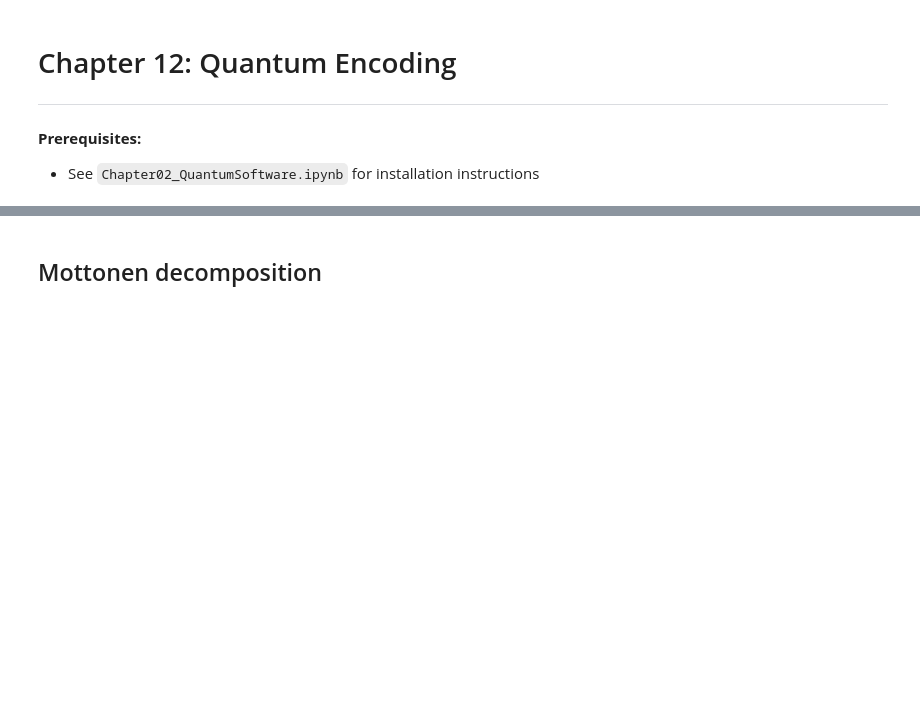
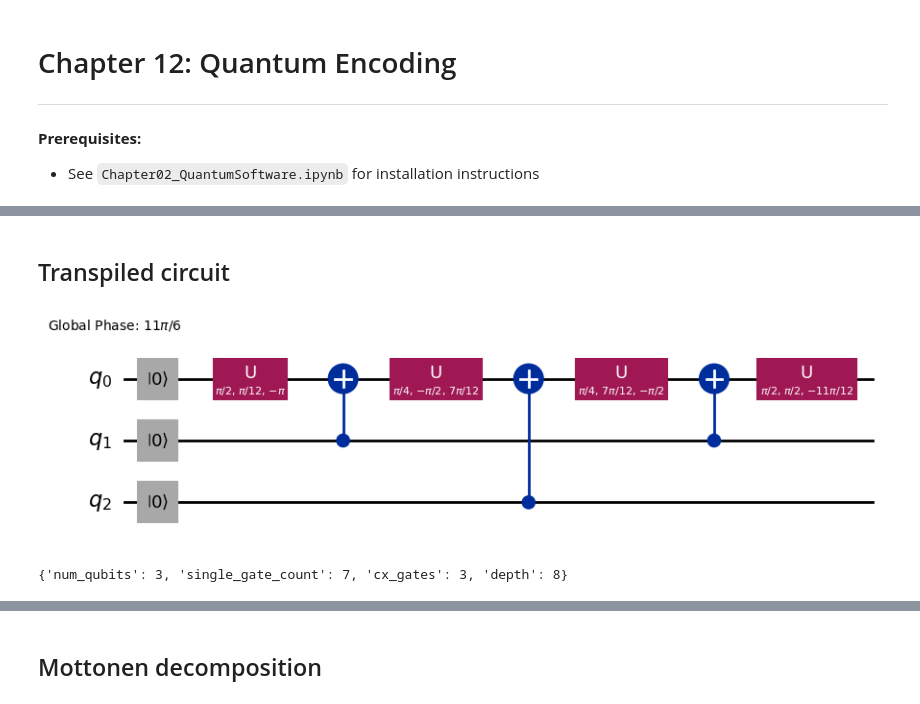
Before and after one commit to UW-ERSL/AppliedQC, a Jupyter notebook: Chapter12_QuantumEncoding_notebook.ipynb, the cells around one changed output, grey strips where cells are left out. Drawn from its saved outputs; the diff is of its cells as text; code cells hidden in the pictures; blank space fills up the shorter version.

```diff
--- a/Chapter12_QuantumEncoding_notebook.ipynb
+++ b/Chapter12_QuantumEncoding_notebook.ipynb
@@ -26,0 +75,10 @@ from Chapter12_QuantumEncoding_functions import (LCU_Ax,Pauli_Block_Encoding)
+# %% [markdown]
+## Transpiled circuit
+# %%
+transpiled_circuit = transpile(qc, basis_gates=['cx', 'u','x'])
+display(transpiled_circuit.draw("mpl"))
+circuitData = estimateCircuitGates(transpiled_circuit)
+print(circuitData)
+# %% [output]
+[figure, added]
+{'num_qubits': 3, 'single_gate_count': 7, 'cx_gates': 3, 'depth': 8}
```
Also changed, not shown: parts of 9 cells of this notebook, 2 other files.
